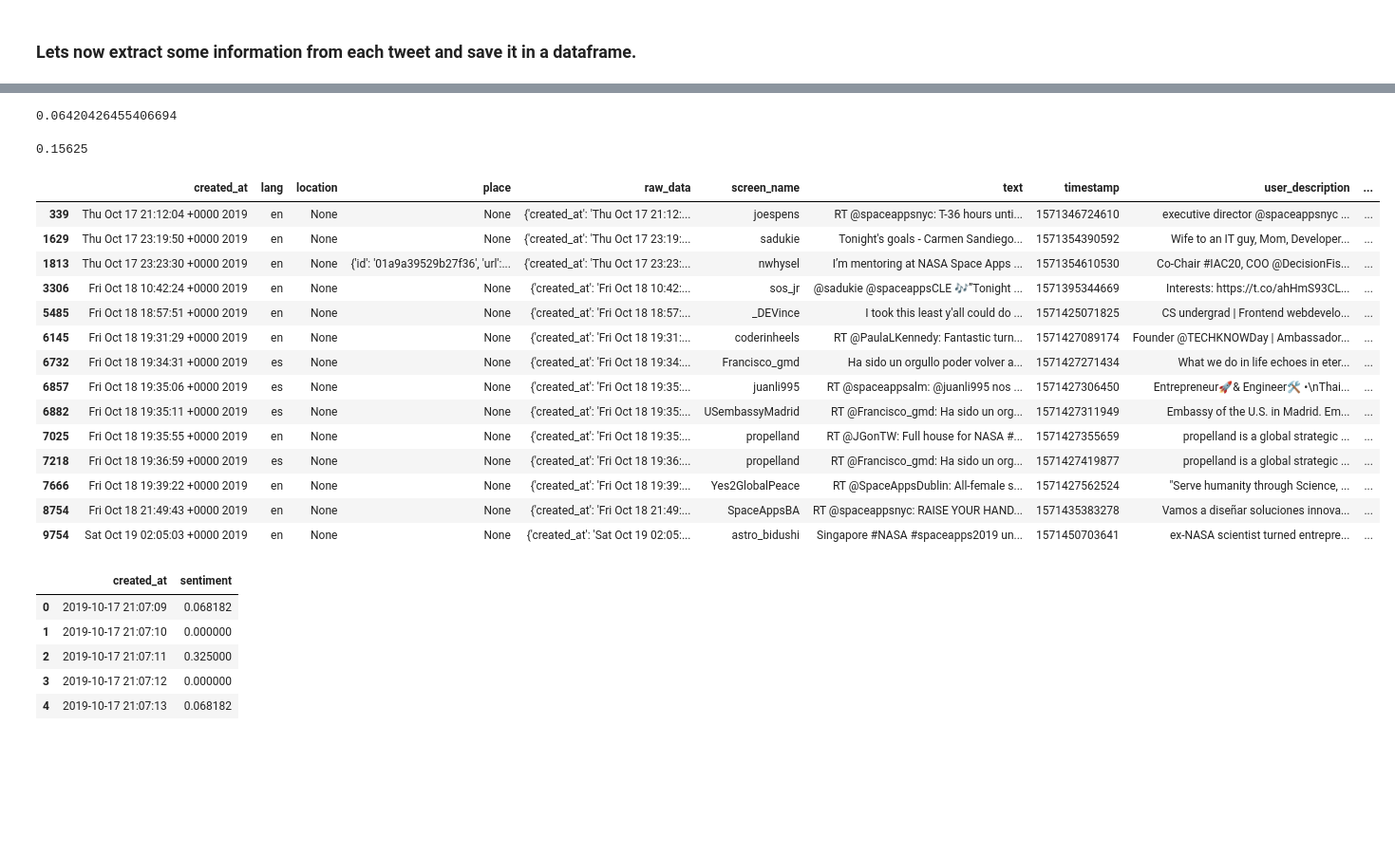
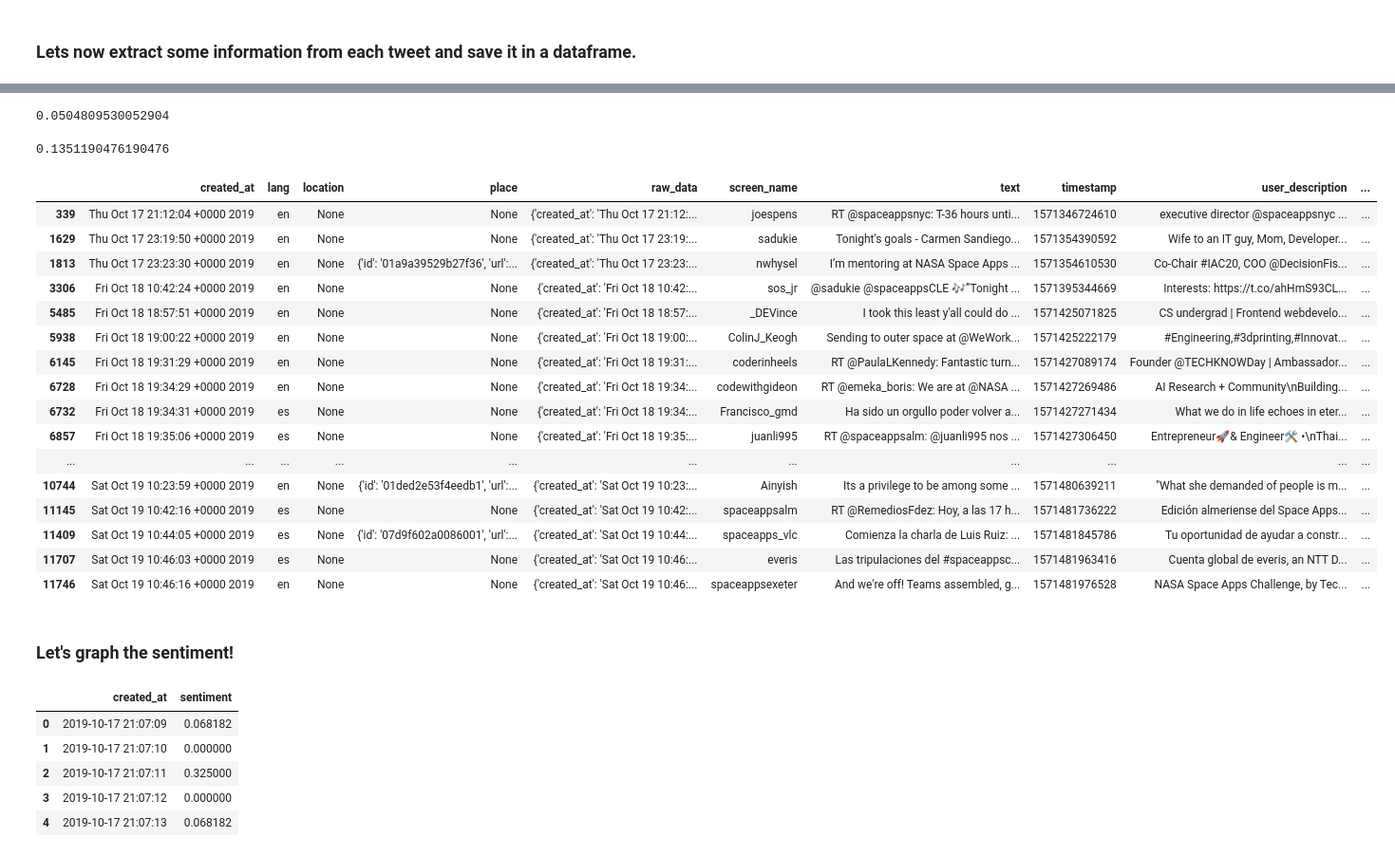
Before and after one commit to nelabdiel/EtDSofSDE, a Jupyter notebook: EtDSotSDE.ipynb, the cells around one changed output, grey strips where cells are left out. Shown: that part at 95% size. Saved outputs shown, nothing was run; the diff lists cells and outputs as text; code cells hidden in the pictures; blank space fills up the shorter version.

```diff
--- a/EtDSotSDE.ipynb
+++ b/EtDSotSDE.ipynb
@@ -49,12 +61,9 @@ warnings.filterwarnings("ignore",category=matplotlib.cbook.mplDeprecation)
 # %% [markdown]
 ### We need twitter credentials in order to use the API. For more info on how to obtain them go to https://developer.twitter.com/en/docs
 # %%
+with open("../twitter_secrets2.json.nogit") as fh:
+    secrets = simplejson.loads(fh.read())
 
-#twitter_secrets.json.nogit
-secrets = {"api_key": CONSUMER_KEY,
-           "api_secret": CONSUMER_SECRET,
-           "access_token": ACCESS_KEY,
-           "access_token_secret": ACCESS_SECRET}
 
 auth = OAuth1(
     secrets["api_key"],
@@ -75,7 +84,8 @@ def tweet_generator():
                            data={"track":["nasa",
                                           #"@nasa",
                                           #"#nasa",
-                                          "spaceapps"#,
+                                          "spaceapp",
+                                          "space app"
                                           #"spaceappschallenge"
                                          ]#,
                                  #"languages":"en"#
@@ -85,7 +95,7 @@ def tweet_generator():
         if not line:  # filter out keep-alive new lines
             continue
         tweet = simplejson.loads(line)
-        if ('text' in tweet): # and ((tweet['coordinates']) or (tweet['place'])):
+        if ('text' in tweet):
             L.append(tweet)
             yield tweet['text']
 # %% [markdown]
@@ -206,4 +224,4 @@ df['sentiment'].mean()
 # %%
 df[df['text'].str.contains('nasa')]['sentiment'].mean()
 # %% [output]
-0.06420426455406694
+0.0504809530052904
@@ -210,4 +230,4 @@ df[df['text'].str.contains('nasa')]['sentiment'].mean()
 # %%
-df[df['text'].str.contains('spaceapps')]['sentiment'].mean()
+df[(df['text'].str.contains('spaceapps')) | (df['text'].str.contains('space app'))]['sentiment'].mean()
 # %% [output]
-0.15625
+0.1351190476190476
@@ -214,21 +236,25 @@ df[df['text'].str.contains('spaceapps')]['sentiment'].mean()
 # %%
-df[df['text'].str.contains('spaceapps')]
+df[(df['text'].str.contains('spaceapps')) | (df['text'].str.contains('space app'))]
 # %% [output]
 |  | created_at | lang | location | place | raw_data | screen_name | text | timestamp | user_description | ... |
 | 339 | Thu Oct 17 21:12:04 +0000 2019 | en | None | None | {'created_at': 'Thu Oct 17 21:12:... | joespens | RT @spaceappsnyc: T-36 hours unti... | 1571346724610 | executive director @spaceappsnyc ... | ... |
 | 1629 | Thu Oct 17 23:19:50 +0000 2019 | en | None | None | {'created_at': 'Thu Oct 17 23:19:... | sadukie | Tonight's goals - Carmen Sandiego... | 1571354390592 | Wife to an IT guy, Mom, Developer... | ... |
 | 1813 | Thu Oct 17 23:23:30 +0000 2019 | en | None | {'id': '01a9a39529b27f36', 'url':... | {'created_at': 'Thu Oct 17 23:23:... | nwhysel | I’m mentoring at NASA Space Apps ... | 1571354610530 | Co-Chair #IAC20, COO @DecisionFis... | ... |
 | 3306 | Fri Oct 18 10:42:24 +0000 2019 | en | None | None | {'created_at': 'Fri Oct 18 10:42:... | sos_jr | @sadukie @spaceappsCLE 🎶”Tonight ... | 1571395344669 | Interests: https://t.co/ahHmS93CL... | ... |
 | 5485 | Fri Oct 18 18:57:51 +0000 2019 | en | None | None | {'created_at': 'Fri Oct 18 18:57:... | _DEVince | I took this least y'all could do ... | 1571425071825 | CS undergrad | Frontend webdevelo... | ... |
+| 5938 | Fri Oct 18 19:00:22 +0000 2019 | en | None | None | {'created_at': 'Fri Oct 18 19:00:... | ColinJ_Keogh | Sending to outer space at @WeWork... | 1571425222179 | #Engineering,#3dprinting,#Innovat... | ... |
 | 6145 | Fri Oct 18 19:31:29 +0000 2019 | en | None | None | {'created_at': 'Fri Oct 18 19:31:... | coderinheels | RT @PaulaLKennedy: Fantastic turn... | 1571427089174 | Founder @TECHKNOWDay | Ambassador... | ... |
+| 6728 | Fri Oct 18 19:34:29 +0000 2019 | en | None | None | {'created_at': 'Fri Oct 18 19:34:... | codewithgideon | RT @emeka_boris: We are at @NASA ... | 1571427269486 | AI Research + Community\nBuilding... | ... |
 | 6732 | Fri Oct 18 19:34:31 +0000 2019 | es | None | None | {'created_at': 'Fri Oct 18 19:34:... | Francisco_gmd | Ha sido un orgullo poder volver a... | 1571427271434 | What we do in life echoes in eter... | ... |
 | 6857 | Fri Oct 18 19:35:06 +0000 2019 | es | None | None | {'created_at': 'Fri Oct 18 19:35:... | juanli995 | RT @spaceappsalm: @juanli995 nos ... | 1571427306450 | Entrepreneur🚀& Engineer🛠️ •\nThai... | ... |
-| 6882 | Fri Oct 18 19:35:11 +0000 2019 | es | None | None | {'created_at': 'Fri Oct 18 19:35:... | USembassyMadrid | RT @Francisco_gmd: Ha sido un org... | 1571427311949 | Embassy of the U.S. in Madrid. Em... | ... |
-| 7025 | Fri Oct 18 19:35:55 +0000 2019 | en | None | None | {'created_at': 'Fri Oct 18 19:35:... | propelland | RT @JGonTW: Full house for NASA #... | 1571427355659 | propelland is a global strategic ... | ... |
-| 7218 | Fri Oct 18 19:36:59 +0000 2019 | es | None | None | {'created_at': 'Fri Oct 18 19:36:... | propelland | RT @Francisco_gmd: Ha sido un org... | 1571427419877 | propelland is a global strategic ... | ... |
-| 7666 | Fri Oct 18 19:39:22 +0000 2019 | en | None | None | {'created_at': 'Fri Oct 18 19:39:... | Yes2GlobalPeace | RT @SpaceAppsDublin: All-female s... | 1571427562524 | "Serve humanity through Science, ... | ... |
-| 8754 | Fri Oct 18 21:49:43 +0000 2019 | en | None | None | {'created_at': 'Fri Oct 18 21:49:... | SpaceAppsBA | RT @spaceappsnyc: RAISE YOUR HAND... | 1571435383278 | Vamos a diseñar soluciones innova... | ... |
-| 9754 | Sat Oct 19 02:05:03 +0000 2019 | en | None | None | {'created_at': 'Sat Oct 19 02:05:... | astro_bidushi | Singapore #NASA #spaceapps2019 un... | 1571450703641 | ex-NASA scientist turned entrepre... | ... |
+| ... | ... | ... | ... | ... | ... | ... | ... | ... | ... | ... |
+| 10744 | Sat Oct 19 10:23:59 +0000 2019 | en | None | {'id': '01ded2e53f4eedb1', 'url':... | {'created_at': 'Sat Oct 19 10:23:... | Ainyish | Its a privilege to be among some ... | 1571480639211 | "What she demanded of people is m... | ... |
+| 11145 | Sat Oct 19 10:42:16 +0000 2019 | es | None | None | {'created_at': 'Sat Oct 19 10:42:... | spaceappsalm | RT @RemediosFdez: Hoy, a las 17 h... | 1571481736222 | Edición almeriense del Space Apps... | ... |
+| 11409 | Sat Oct 19 10:44:05 +0000 2019 | es | None | {'id': '07d9f602a0086001', 'url':... | {'created_at': 'Sat Oct 19 10:44:... | spaceapps_vlc | Comienza la charla de Luis Ruiz: ... | 1571481845786 | Tu oportunidad de ayudar a constr... | ... |
+| 11707 | Sat Oct 19 10:46:03 +0000 2019 | es | None | None | {'created_at': 'Sat Oct 19 10:46:... | everis | Las tripulaciones del #spaceappsc... | 1571481963416 | Cuenta global de everis, an NTT D... | ... |
+| 11746 | Sat Oct 19 10:46:16 +0000 2019 | en | None | None | {'created_at': 'Sat Oct 19 10:46:... | spaceappsexeter | And we're off! Teams assembled, g... | 1571481976528 | NASA Space Apps Challenge, by Tec... | ... |
+# %% [markdown]
+### Let's graph the sentiment!
 # %%
 df['created_at'] = pd.to_datetime(df['created_at'])
 # %%
```
Also changed, not shown: parts of 53 cells of this notebook, 2 other files.
